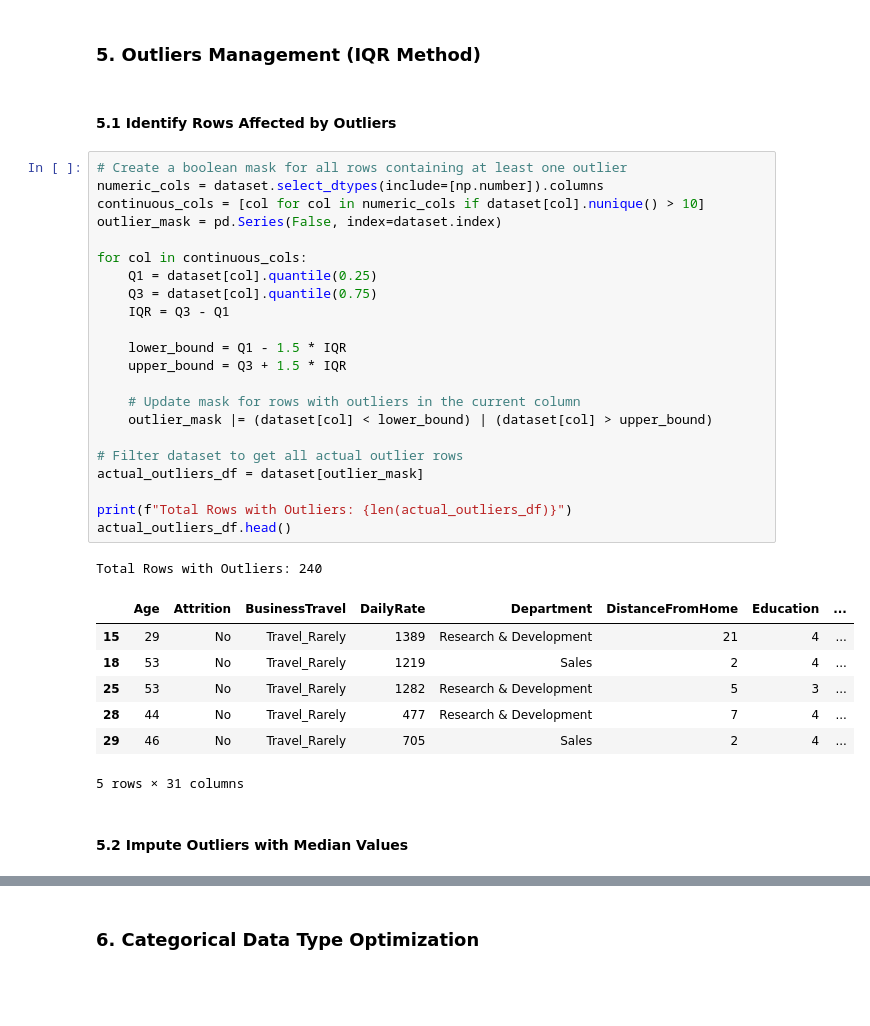
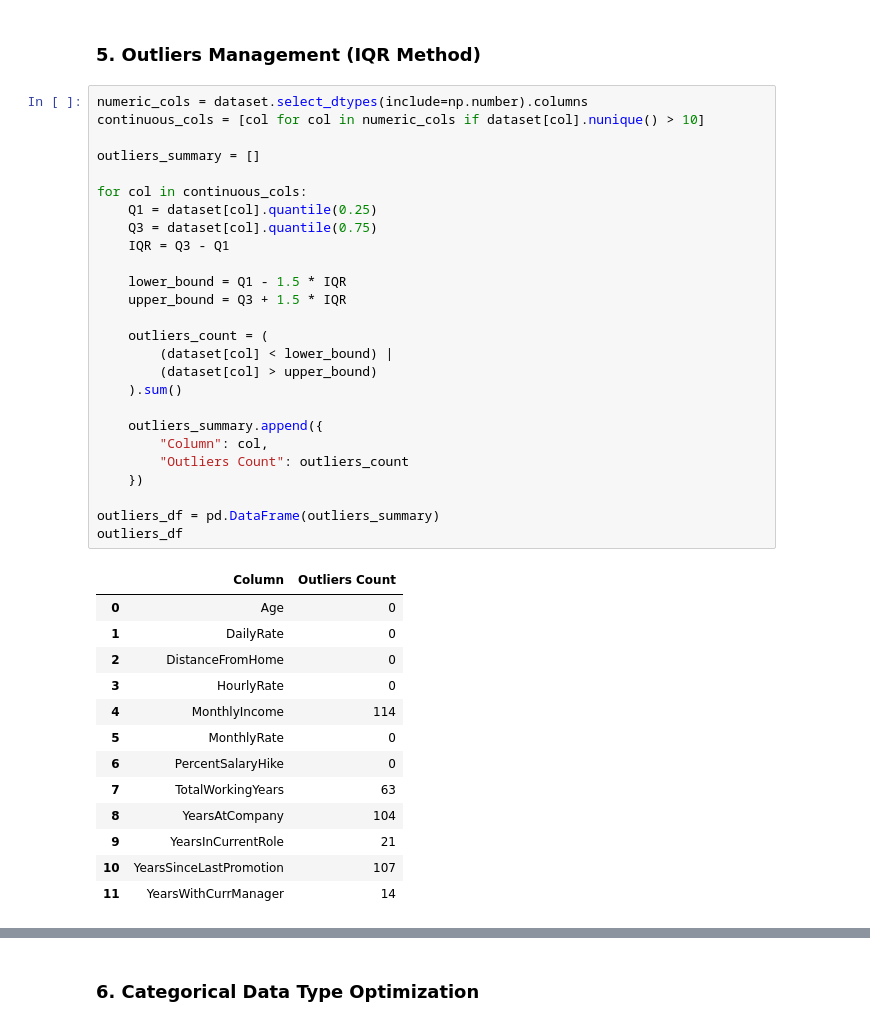
Before and after one commit to Mohammed-3tef/NTI26_Graduation_Project, a Jupyter notebook: python/01_data_cleaning.ipynb, the cells around one changed output, grey strips where cells are left out. Drawn from its saved outputs; the diff is of its cells as text; blank space fills up the shorter version.

Commit message:
update: keep the outliers

```diff
--- a/python/01_data_cleaning.ipynb
+++ b/python/01_data_cleaning.ipynb
@@ -146,38 +146,43 @@ print(f"New Dataset Shape: {dataset.shape}")
 New Dataset Shape: (1470, 31)
 # %% [markdown]
 ### 5. Outliers Management (IQR Method)
-# %% [markdown]
-#### 5.1 Identify Rows Affected by Outliers
 # %%
-# Create a boolean mask for all rows containing at least one outlier
-numeric_cols = dataset.select_dtypes(include=[np.number]).columns
+numeric_cols = dataset.select_dtypes(include=np.number).columns
 continuous_cols = [col for col in numeric_cols if dataset[col].nunique() > 10]
-outlier_mask = pd.Series(False, index=dataset.index)
+
+outliers_summary = []
 
 for col in continuous_cols:
     Q1 = dataset[col].quantile(0.25)
     Q3 = dataset[col].quantile(0.75)
     IQR = Q3 - Q1
 
     lower_bound = Q1 - 1.5 * IQR
     upper_bound = Q3 + 1.5 * IQR
 
-    # Update mask for rows with outliers in the current column
-    outlier_mask |= (dataset[col] < lower_bound) | (dataset[col] > upper_bound)
+    outliers_count = (
+        (dataset[col] < lower_bound) |
+        (dataset[col] > upper_bound)
+    ).sum()
 
-# Filter dataset to get all actual outlier rows
-actual_outliers_df = dataset[outlier_mask]
+    outliers_summary.append({
+        "Column": col,
+        "Outliers Count": outliers_count
+    })
 
-print(f"Total Rows with Outliers: {len(actual_outliers_df)}")
-actual_outliers_df.head()
+outliers_df = pd.DataFrame(outliers_summary)
+outliers_df
 # %% [output]
-Total Rows with Outliers: 240
-|  | Age | Attrition | BusinessTravel | DailyRate | Department | DistanceFromHome | Education | ... |
-| 15 | 29 | No | Travel_Rarely | 1389 | Research & Development | 21 | 4 | ... |
-| 18 | 53 | No | Travel_Rarely | 1219 | Sales | 2 | 4 | ... |
-| 25 | 53 | No | Travel_Rarely | 1282 | Research & Development | 5 | 3 | ... |
-| 28 | 44 | No | Travel_Rarely | 477 | Research & Development | 7 | 4 | ... |
-| 29 | 46 | No | Travel_Rarely | 705 | Sales | 2 | 4 | ... |
+|  | Column | Outliers Count |
+| 0 | Age | 0 |
+| 1 | DailyRate | 0 |
+| 2 | DistanceFromHome | 0 |
+| 3 | HourlyRate | 0 |
+| 4 | MonthlyIncome | 114 |
+| 5 | MonthlyRate | 0 |
+| 6 | PercentSalaryHike | 0 |
+| 7 | TotalWorkingYears | 63 |
+| 8 | YearsAtCompany | 104 |
+| 9 | YearsInCurrentRole | 21 |
+| 10 | YearsSinceLastPromotion | 107 |
+| 11 | YearsWithCurrManager | 14 |
-5 rows × 31 columns
-# %% [markdown]
-#### 5.2 Impute Outliers with Median Values
```
Also changed, not shown: parts of 2 cells of this notebook, 6 other files.
